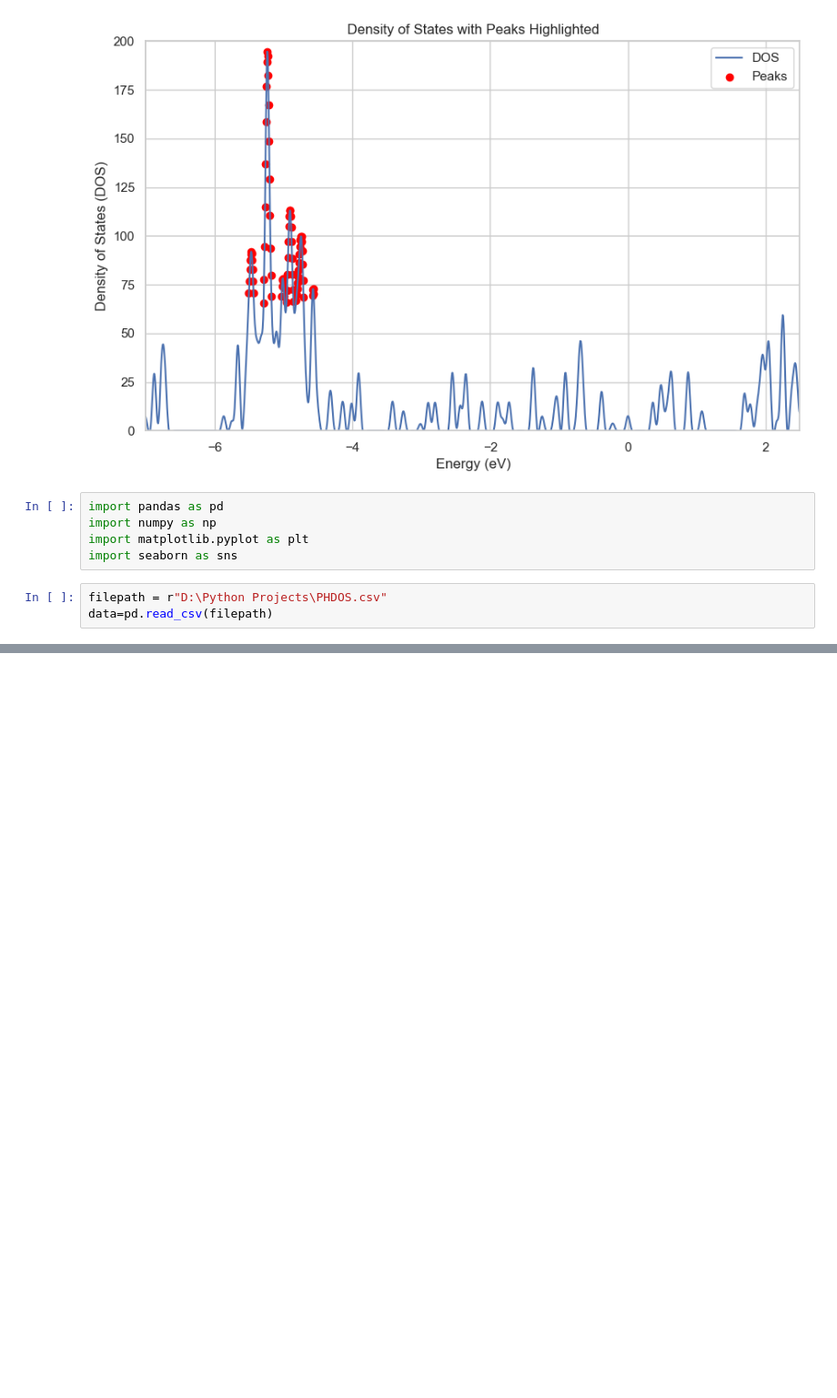
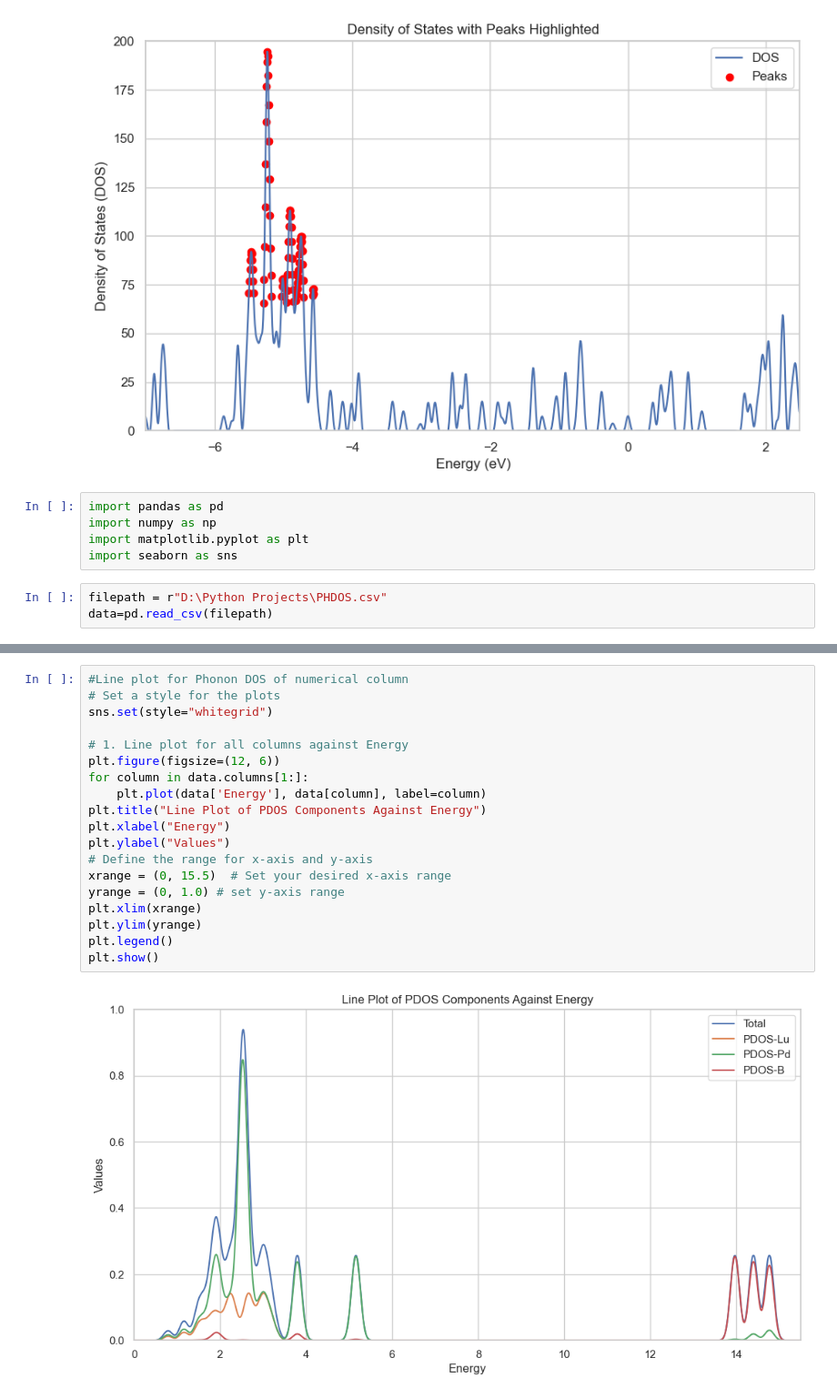
Before and after one commit to khabbab234/Python_project, a Jupyter notebook: Project.ipynb, the cells around one changed output, grey strips where cells are left out. Shown: that part at 91% size. Saved outputs shown, nothing was run; the diff lists cells and outputs as text; blank space fills up the shorter version.

```diff
--- a/Project.ipynb
+++ b/Project.ipynb
@@ -105,0 +134,21 @@ data=pd.read_csv(filepath)
+# %%
+#Line plot for Phonon DOS of numerical column
+# Set a style for the plots
+sns.set(style="whitegrid")
+
+# 1. Line plot for all columns against Energy
+plt.figure(figsize=(12, 6))
+for column in data.columns[1:]:
+    plt.plot(data['Energy'], data[column], label=column)
+plt.title("Line Plot of PDOS Components Against Energy")
+plt.xlabel("Energy")
+plt.ylabel("Values")
+# Define the range for x-axis and y-axis
+xrange = (0, 15.5)  # Set your desired x-axis range
+yrange = (0, 1.0) # set y-axis range
+plt.xlim(xrange)
+plt.ylim(yrange)
+plt.legend()
+plt.show()
+# %% [output]
+[figure, added]
```
Also changed, not shown: parts of 3 cells of this notebook.
